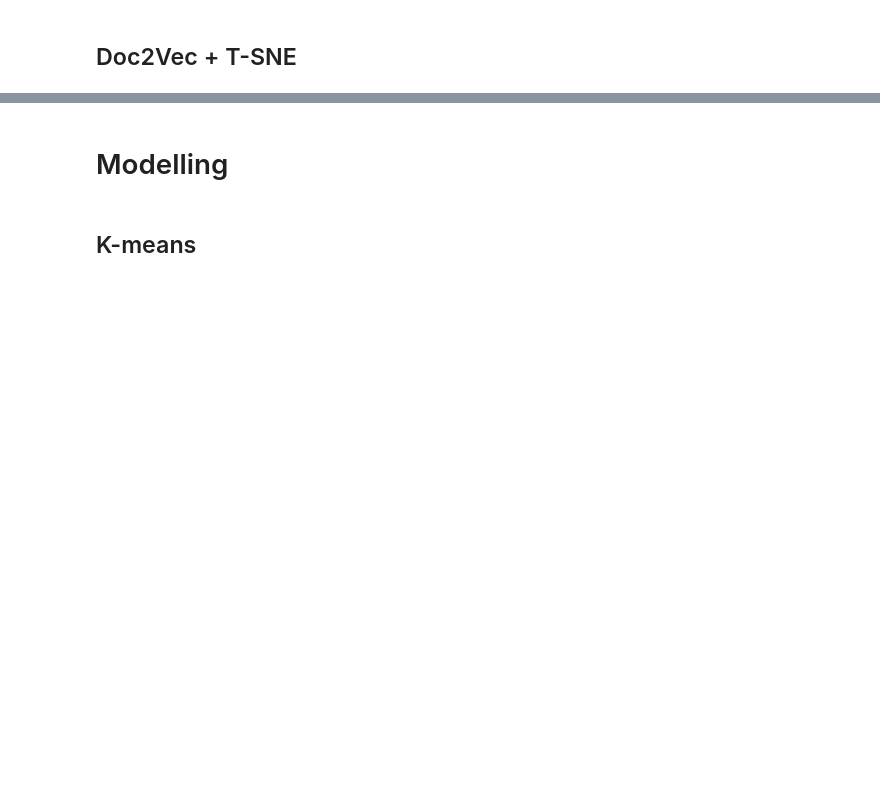
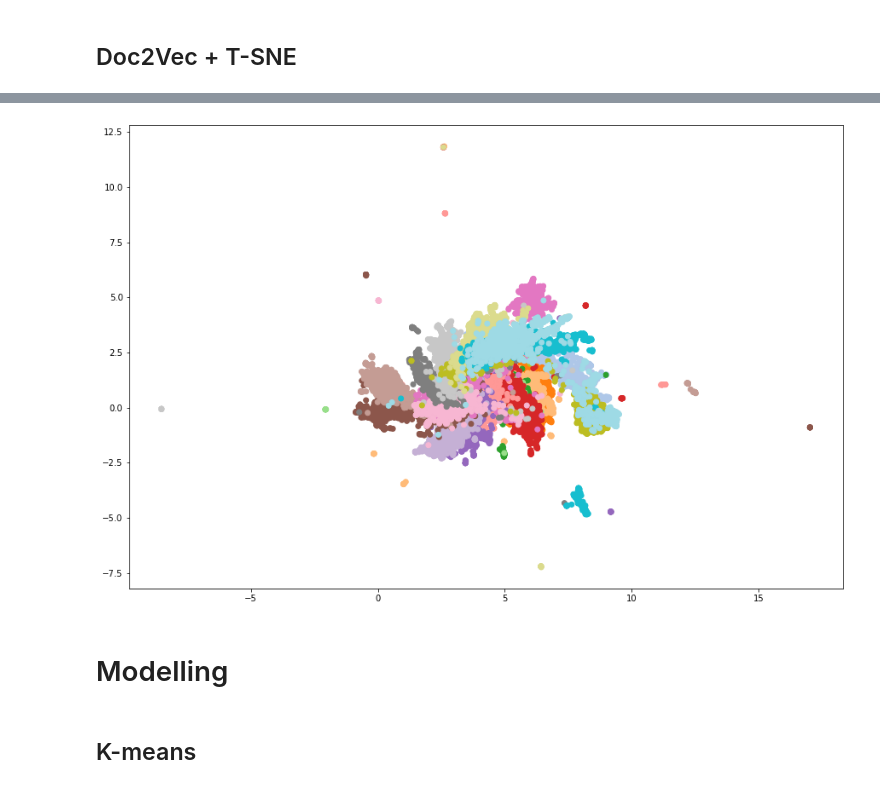
Before and after one commit to Goopard/DS-Homeworks, a Jupyter notebook: HW6.ipynb, the cells around one changed output, grey strips where cells are left out. Saved outputs shown, nothing was run; the diff lists cells and outputs as text; code cells hidden in the pictures; blank space fills up the shorter version.

```diff
--- a/HW6.ipynb
+++ b/HW6.ipynb
@@ -270,7 +286,7 @@ plot_through_tsne(doc_vectors, all_documents['group'])
 # %%
 tagged_texts = [TaggedDocument(text, [i]) for i, text in enumerate(tokenized_texts)]
 # %%
-doc2vec = Doc2Vec(tagged_texts, dm=0, vector_size=100, window=30, workers=2, epochs=20)
+doc2vec = Doc2Vec(tagged_texts, dm=0, vector_size=100, window=10, workers=2, epochs=40)
 # %%
 doc_vectors = [doc2vec.docvecs[i] for i in range(len(tokenized_texts))]
 doc_vectors = np.array([list(item) for item in doc_vectors])
@@ -281,3 +297,7 @@ plot_through_tsne(doc_vectors, all_documents['group'])
+# %%
+plot_through_umap(doc_vectors, all_documents['group'])
+# %% [output]
+[figure, added]
 # %% [markdown]
 # Modelling
 # %%
```
Also changed, not shown: parts of 8 cells of this notebook.
